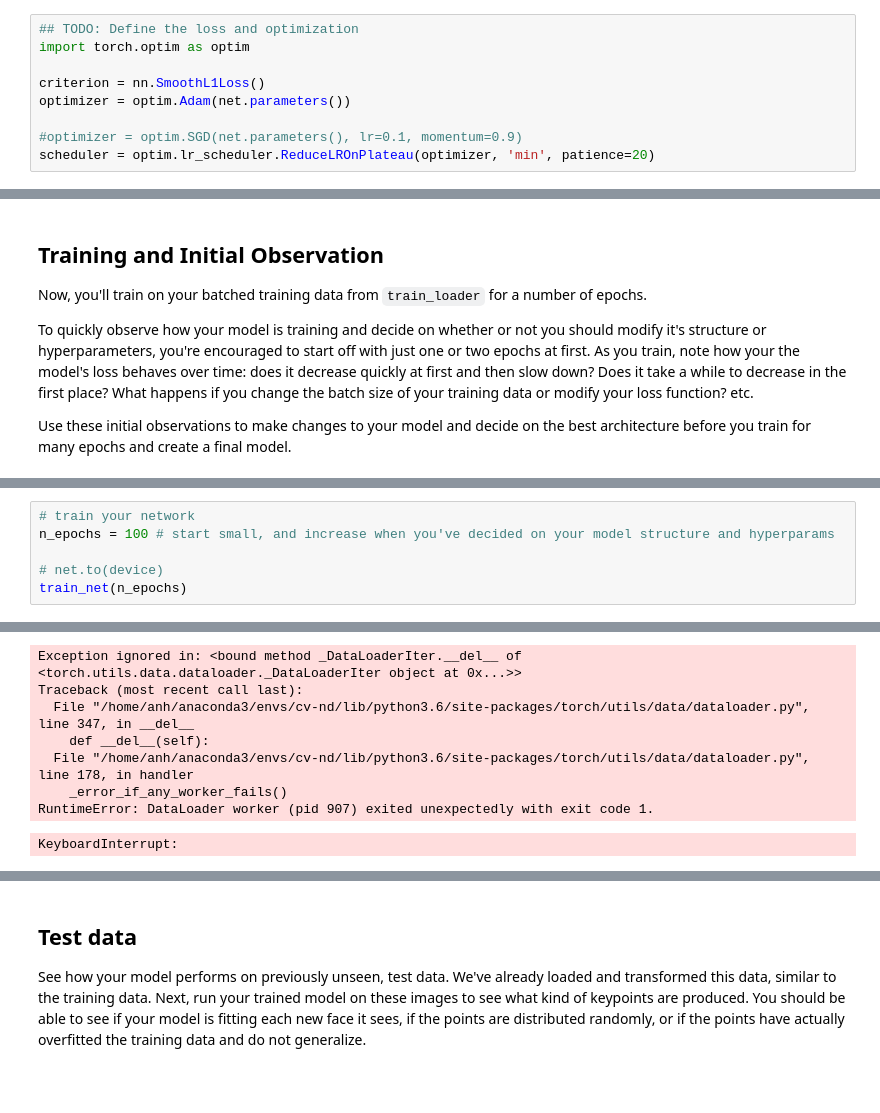
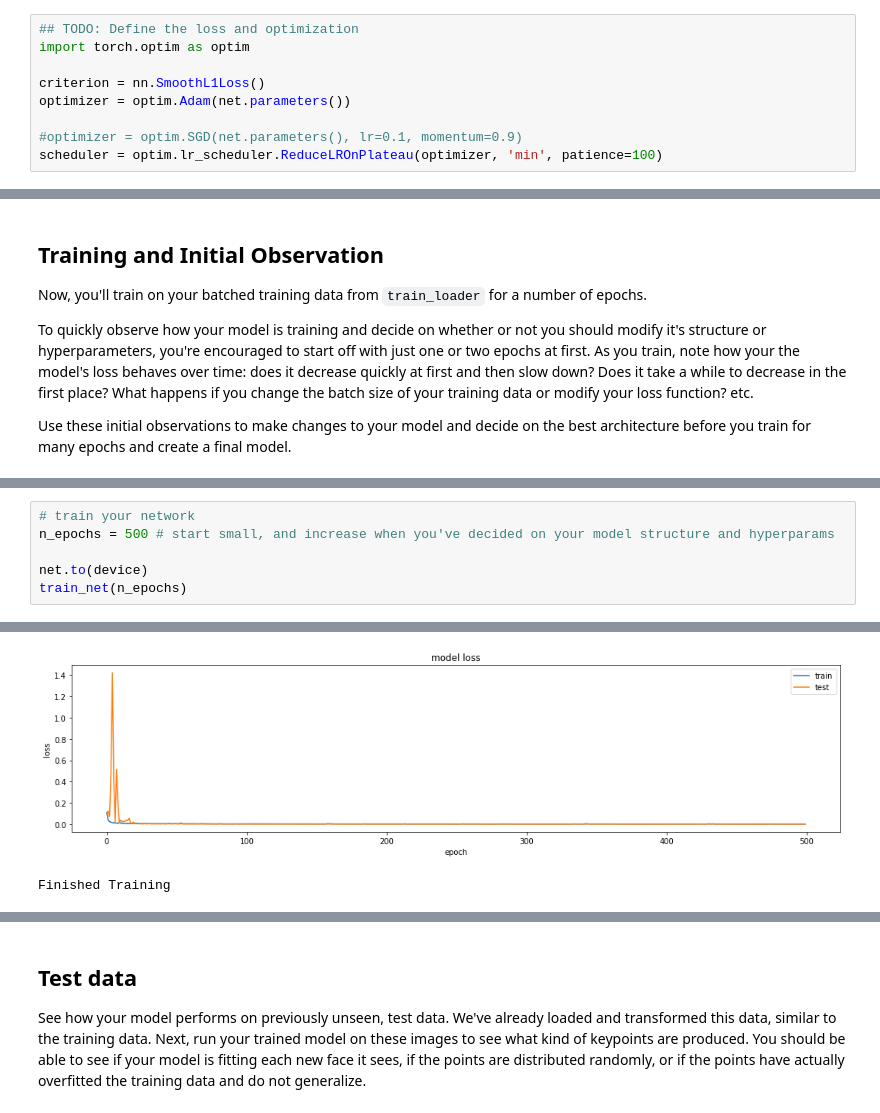
Before and after one commit to ptgamr/P1_Facial_Keypoints, a Jupyter notebook: 2. Define the Network Architecture.ipynb, the cells around one changed output, grey strips where cells are left out. Cells and saved outputs as stored; diff of their text form; blank space fills up the shorter version.

```diff
--- a/2. Define the Network Architecture.ipynb
+++ b/2. Define the Network Architecture.ipynb
@@ -342,7 +339,7 @@ criterion = nn.SmoothL1Loss()
 optimizer = optim.Adam(net.parameters())
 
 #optimizer = optim.SGD(net.parameters(), lr=0.1, momentum=0.9)
-scheduler = optim.lr_scheduler.ReduceLROnPlateau(optimizer, 'min', patience=20)
+scheduler = optim.lr_scheduler.ReduceLROnPlateau(optimizer, 'min', patience=100)
 # %%
 device = torch.device("cuda:0" if torch.cuda.is_available() else "cpu")
 cpu = torch.device('cpu')
@@ -463,9 +462,9 @@ def train_net(n_epochs):
     print('Finished Training')
 # %%
 # train your network
-n_epochs = 100 # start small, and increase when you've decided on your model structure and hyperparams
+n_epochs = 500 # start small, and increase when you've decided on your model structure and hyperparams
 
-# net.to(device)
+net.to(device)
 train_net(n_epochs)
 # %% [output]
 Learning rate:  0.001
@@ -473,11 +487,5 @@ Epoch: 1, Train Loss: 0.031600
+[figure, added]
-Exception ignored in: <bound method _DataLoaderIter.__del__ of <torch.utils.data.dataloader._DataLoaderIter object at 0x...>>
-Traceback (most recent call last):
-  File "/home/anh/anaconda3/envs/cv-nd/lib/python3.6/site-packages/torch/utils/data/dataloader.py", line 347, in __del__
-    def __del__(self):
-  File "/home/anh/anaconda3/envs/cv-nd/lib/python3.6/site-packages/torch/utils/data/dataloader.py", line 178, in handler
-    _error_if_any_worker_fails()
-RuntimeError: DataLoader worker (pid 907) exited unexpectedly with exit code 1.
+Finished Training
-KeyboardInterrupt:
 # %%
 net.to(cpu)
 # %% [output]
```
Also changed, not shown: parts of 10 cells of this notebook, 1 other file.
